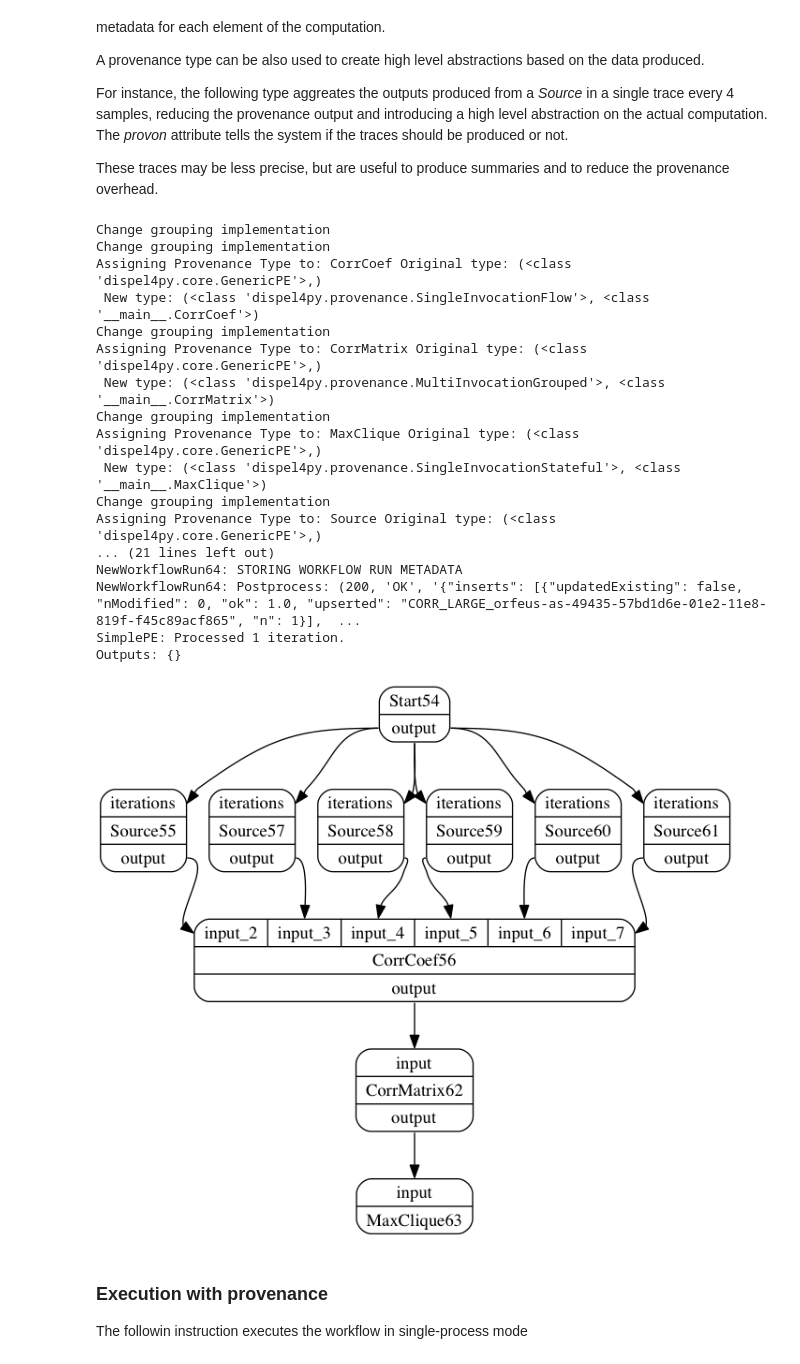
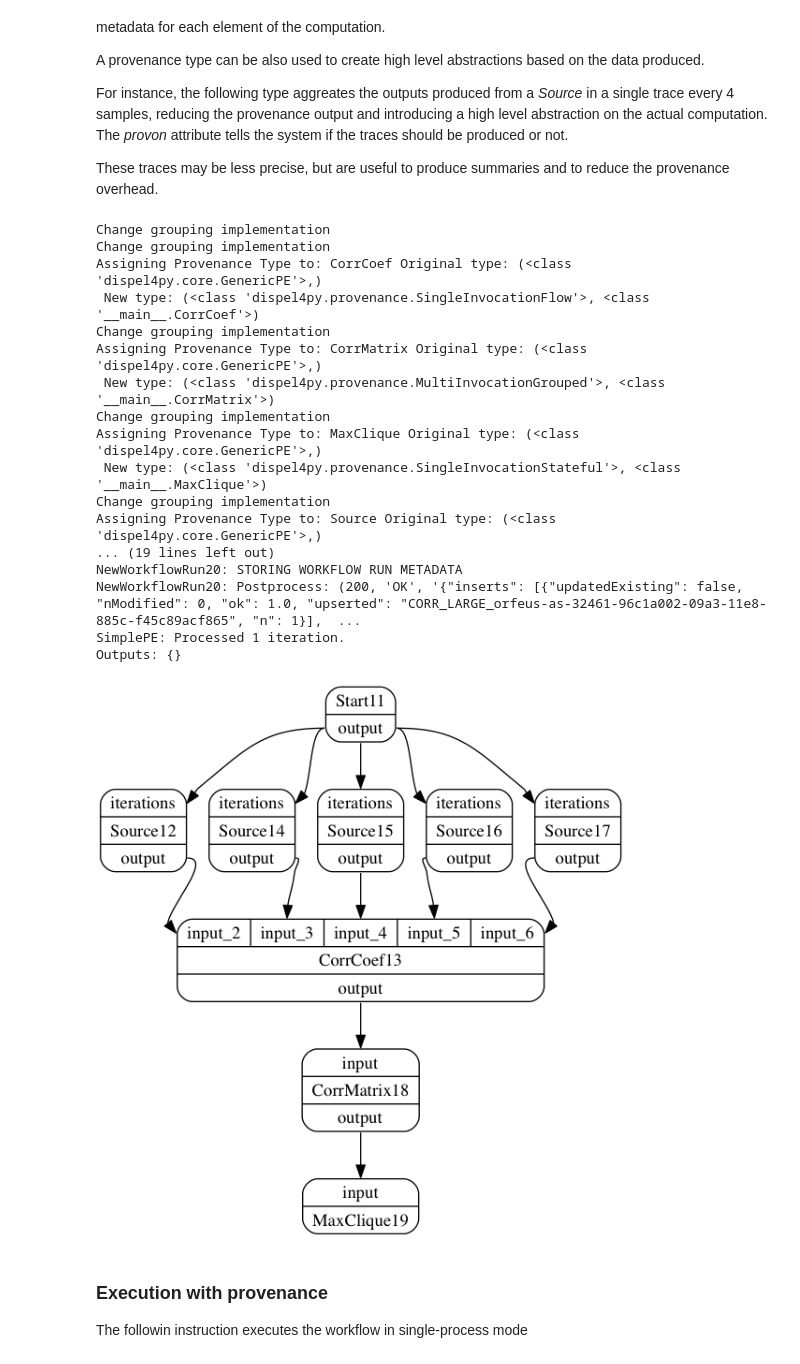
Before and after one commit to dispel4py2-0/Dispel4Py, a Jupyter notebook: d4py-prov-correlation-analysis.ipynb, the cells around one changed output. Saved outputs shown, nothing was run; the diff lists cells and outputs as text; code cells hidden in the pictures.

```diff
--- a/d4py-prov-correlation-analysis.ipynb
+++ b/d4py-prov-correlation-analysis.ipynb
@@ -251,6 +251,11 @@ class CorrMatrix(GenericPE):
                 self.data[inputs[x][0]]['matrix']=numpy.identity(self.size)
                 self.data[inputs[x][0]]['ro_count']=0
 
+            if (inputs[x][1][0]>inputs[x][1][1]):
+                self.data[inputs[x][0]]['matrix'][inputs[x][1][0]-1,inputs[x][1][1]-1]=inputs[x][2]
+            if (inputs[x][1][0]<inputs[x][1][1]):
+                self.data[inputs[x][0]]['matrix'][inputs[x][1][1]-1,inputs[x][1][0]-1]=inputs[x][2]
+
             self.data[inputs[x][0]]['matrix'][inputs[x][1][0]-1,inputs[x][1][1]-1]=inputs[x][2]
             self.data[inputs[x][0]]['ro_count']+=1
             #self.log((inputs[x][0],self.data[inputs[x][0]]['ro_count']))
@@ -277,7 +282,7 @@ class CorrMatrix(GenericPE):
                     linewidths=.5, cbar_kws={"shrink": .5}, ax=ax)
 
                 sns.plt.show()
-                self.log(matrix)
+                self.log('\r\n'+str(matrix))
                 self.write('output',(matrix,inputs[x][0]),metadata={'matrix':str(d),'iteration':str(inputs[x][0])})
                 ##dep=['iter_'+str(inputs[x][0])])
 
@@ -315,7 +320,7 @@ class CorrCoef(GenericPE):
             #appends var_index and value
             self.data[inputs[x][0]].append(inputs[x])
             #self.log(self.data[inputs[x][0]])
-            self.update_prov_state('var_'+str(inputs[x][1])+"_"+str(inputs[x][0]),inputs[x],metadata={'var_'+str(inputs[x][1]):inputs[x][2]}, ignore_inputs=False)
+            self.update_prov_state('var_'+str(inputs[x][1])+"_"+str(inputs[x][0]),None,metadata={'var_'+str(inputs[x][1]):inputs[x][2]}, ignore_inputs=True)
 # %% [markdown]
 ### Preparing workflow inputs and parameters
 
@@ -323,7 +328,7 @@ class CorrCoef(GenericPE):
 Eeach <i>iteration</i> prduces a batch of samples of size <i>batch_size</i> at the specified <i>sampling_rate</i>
 # %%
 
-variables_number=6
+variables_number=5
 sampling_rate=100
 batch_size=3
 iterations=3
@@ -377,10 +382,10 @@ def createWf():
 The followin instruction executes the workflow in single-process mode with no provenance
 <br/>
 # %%
-graph=createWf()
+#graph=createWf()
 #Visualise the graph
 
-display(graph)
+#display(graph)
 
 print ("Preparing for: "+str(iterations)+" projections" )
 
@@ -388,7 +393,7 @@ print ("Preparing for: "+str(iterations)+" projections" )
 
 
 start_time = time.time()
-process_and_return(graph, input_data)
+#process_and_return(graph, input_data)
 elapsed_time = time.time() - start_time
 print ("ELAPSED TIME: "+str(elapsed_time))
 # %% [output]
@@ -525,13 +502,21 @@ class ProvenanceStock(ProvenancePE):
             self.error=self.error+"Extract Metadata error: "+str(traceback.format_exc())
             return super(ProvenanceStock, self).extractItemMetadata(data,port);
 # %%
-selrules = {"CorrCoef": {
+selrule1 = {"CorrCoef": {
                          "rules":{
                                  "rho": {
                                             "$gt": 0 }
                                 }
                         }
            }
+
+selrule2 = {"Start": {
+                         "rules":{
+                                 "iterations": {
+                                            "$lt": 0 }
+                                }
+                        }
+           }
 # %%
 
 #Store via recorders or sensors
@@ -576,40 +561,39 @@ def createGraphWithProv():
                      workflowId="!23123",
                      componentsType= {'MaxClique':{'s-prov:type':(SingleInvocationStateful,),
                                                    'state_dep_port':'graph',
                                                    's-prov:prov-cluster':'knmi:stockAnalyser'},
                                       'CorrMatrix':{'s-prov:type':(MultiInvocationGrouped,),
                                                     's-prov:prov-cluster':'knmi:stockAnalyser'},
                                       'CorrCoef':{'s-prov:type':(SingleInvocationFlow,),
                                                     's-prov:prov-cluster':'knmi:Correlator'}},
 
-                                       save_mode='service')
-
-                     #sel_rules=selrules
+                                       save_mode='service',
+                                       sel_rules=selrule2)
     return graph
 
 
 graph=createGraphWithProv()
 
 display(graph)
 # %% [output]
 Change grouping implementation
 Change grouping implementation
 Assigning Provenance Type to: CorrCoef Original type: (<class 'dispel4py.core.GenericPE'>,)
  New type: (<class 'dispel4py.provenance.SingleInvocationFlow'>, <class '__main__.CorrCoef'>)
 Change grouping implementation
 Assigning Provenance Type to: CorrMatrix Original type: (<class 'dispel4py.core.GenericPE'>,)
  New type: (<class 'dispel4py.provenance.MultiInvocationGrouped'>, <class '__main__.CorrMatrix'>)
 Change grouping implementation
 Assigning Provenance Type to: MaxClique Original type: (<class 'dispel4py.core.GenericPE'>,)
  New type: (<class 'dispel4py.provenance.SingleInvocationStateful'>, <class '__main__.MaxClique'>)
 Change grouping implementation
 Assigning Provenance Type to: Source Original type: (<class 'dispel4py.core.GenericPE'>,)
-... (21 lines left out)
-NewWorkflowRun64: STORING WORKFLOW RUN METADATA
-NewWorkflowRun64: Postprocess: (200, 'OK', '{"inserts": [{"updatedExisting": false, "nModified": 0, "ok": 1.0, "upserted": "CORR_LARGE_orfeus-as-49435-57bd1d6e-01e2-11e8-819f-f45c89acf865", "n": 1}],  ...
+... (19 lines left out)
+NewWorkflowRun20: STORING WORKFLOW RUN METADATA
+NewWorkflowRun20: Postprocess: (200, 'OK', '{"inserts": [{"updatedExisting": false, "nModified": 0, "ok": 1.0, "upserted": "CORR_LARGE_orfeus-as-32461-96c1a002-09a3-11e8-885c-f45c89acf865", "n": 1}],  ...
 SimplePE: Processed 1 iteration.
 Outputs: {}
-[figure, old version]
+[figure, new version]
 # %% [markdown]
 ### Execution with provenance
 The followin instruction executes the workflow in single-process mode
```
Also changed, not shown: parts of 4 cells of this notebook, 1 other file.
